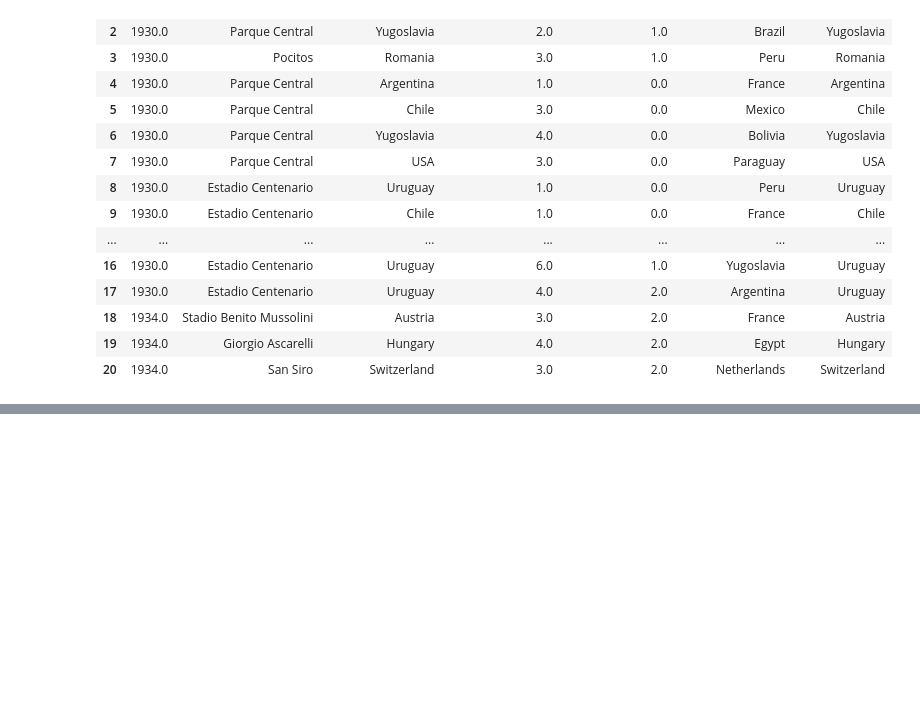
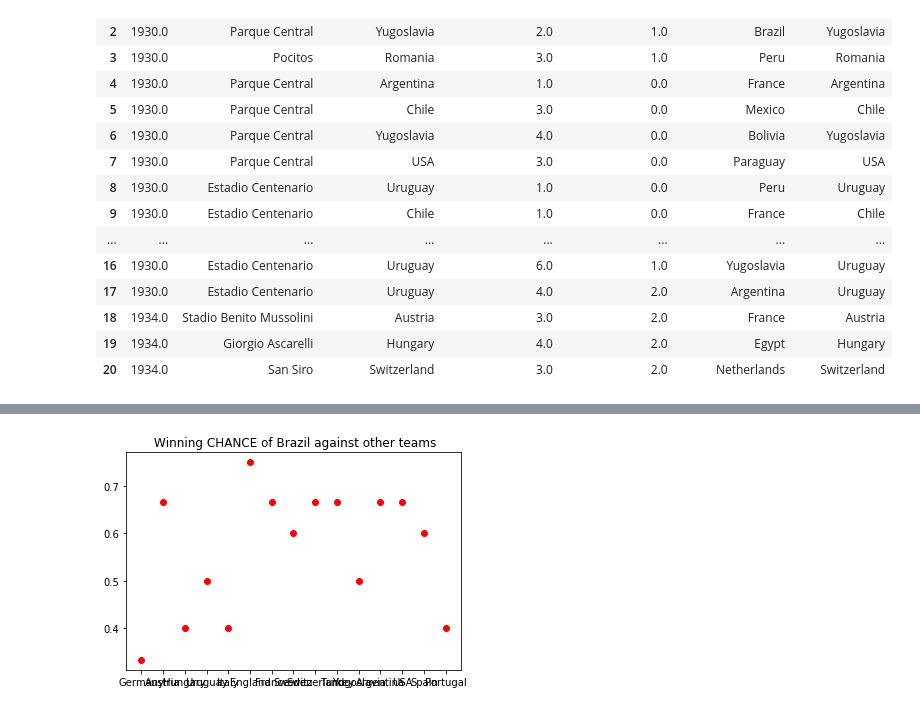
Before and after one commit to MasoudMoeini/Football-World-Cup, a Jupyter notebook: Football_WorldCup_03.ipynb, the cells around one changed output, grey strips where cells are left out. Saved outputs shown, nothing was run; the diff lists cells and outputs as text; code cells hidden in the pictures; blank space fills up the shorter version.

Commit message:
Football_WorldCup_Part_03

```diff
--- a/Football_WorldCup_03.ipynb
+++ b/Football_WorldCup_03.ipynb
@@ -79,0 +107,23 @@ for j in range(0, len(data)):
+# %%
+
+print("Evaluation of Brazil matches with 15 other teams in world cup")
+raw_data = {'name2':['Germany','Austria', 'Hungary','Uruguay','Italy','England','France','Sweden'
+                    ,'Switzerland','Turkey','Yugoslavia','Argentina','USA','Spain','Portugal'],
+            'name1':['Brazil','Brazil','Brazil','Brazil','Brazil','Brazil','Brazil','Brazil','Brazil',
+                    'Brazil','Brazil','Brazil','Brazil','Brazil','Brazil'],
+		        'Win Brazil':[B1,hh[0][0], hh[1][0], hh[2][0],hh[3][0],hh[4][0],hh[5][0],hh[6][0],hh[7][0],hh[8][0],hh[9][0],
+                              hh[10][0],hh[11][0],hh[12][0],hh[13][0]],
+                'Loss of Brazil':[B2, hh[0][1], hh[1][1],hh[2][1],hh[3][1],hh[4][1],hh[5][1],hh[6][1],hh[7][1],hh[8][1],hh[9][1],
+                               hh[10][1],hh[11][1],hh[12][1],hh[13][1]],
+                 'Equal':[Bq, hh[0][2], hh[1][2], hh[2][2],hh[3][2],hh[4][2],hh[5][2],hh[6][2],hh[7][2],hh[8][2],hh[9][2],
+                          hh[10][2],hh[11][2],hh[12][2],hh[13][2]],
+                    'Number of Matches':[Bp,hh[0][3], hh[1][3],hh[2][3],hh[3][3],hh[4][3],hh[5][3],hh[6][3],hh[7][3],
+                                        hh[8][3],hh[9][3],hh[10][3],hh[11][3],hh[12][3],hh[13][3]],
+                   'avg of brazil win':[B1/Bp,hh[0][0]/hh[0][3],hh[1][0]/hh[1][3],hh[2][0]/hh[2][3],hh[3][0]/hh[3][3],
+                                        hh[4][0]/hh[4][3],hh[5][0]/hh[5][3],hh[6][0]/hh[6][3],
+                                       hh[7][0]/hh[7][3],hh[8][0]/hh[8][3],hh[9][0]/hh[9][3],hh[10][0]/hh[10][3],
+                                      hh[11][0]/hh[11][3],hh[12][0]/hh[12][3],hh[13][0]/hh[13][3]],
+                #'Equal Score':[Beq, Aeq, Geq, Heq,Ureq,Ieq,Eeq,Feq,SWeq,Seq,Teq,Yeq,Areq,Useq,SPeq,PPeq]
+		        }
+df = pd.DataFrame(raw_data, columns = ['name1','name2','Number of Matches','Win Brazil','Loss of Brazil','Equal','avg of brazil win'])
+print(df)
@@ -79,0 +148,11 @@ for j in range(0, len(data)):
+# %%
+
+import matplotlib.pyplot as plt
+plt.figure(7)
+x=df.loc[:,'name2']
+y=df.loc[:,'avg of brazil win']
+plt.title(" Winning CHANCE of Brazil against other teams")
+plt.plot(x,y,'ro')
+plt.show()
+# %% [output]
+[figure, added]
```
Also changed, not shown: parts of 3 cells of this notebook.
